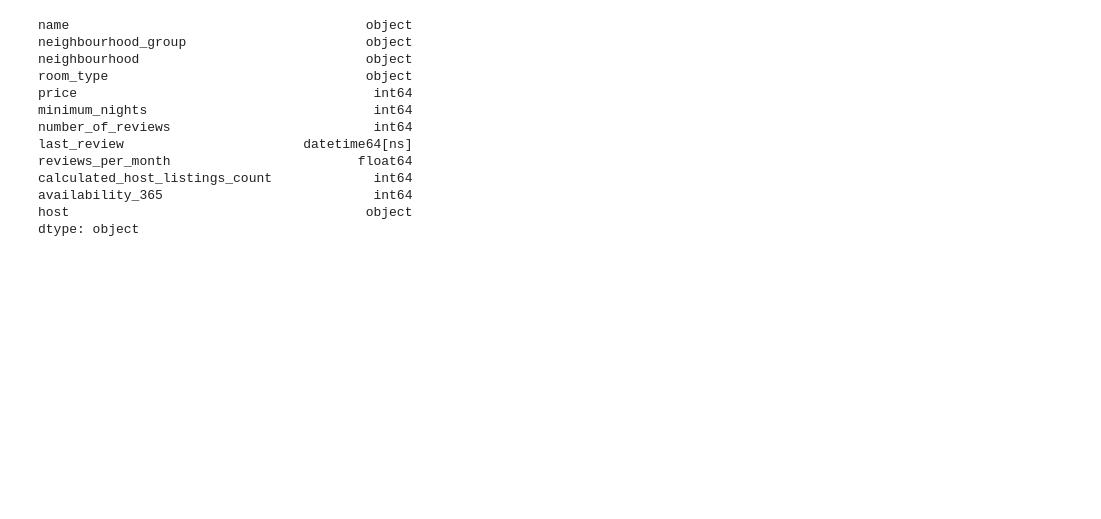
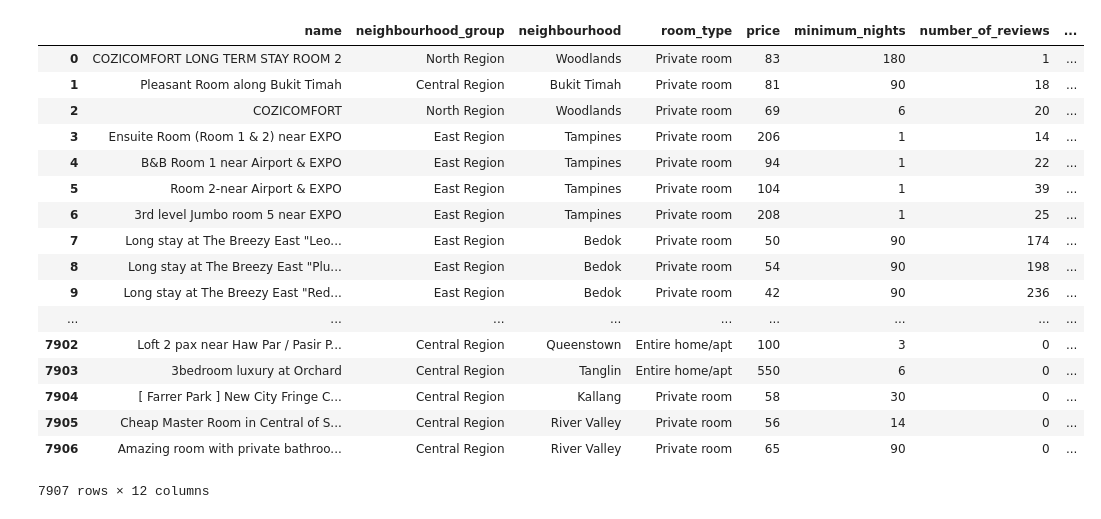
Before and after one commit to NathanHergenreter/SingaporeAirbnb, a Jupyter notebook: python/clean_writer.ipynb, the cells around one changed output. Saved outputs shown, nothing was run; the diff lists cells and outputs as text; code cells hidden in the pictures; blank space fills up the shorter version.

```diff
--- a/python/clean_writer.ipynb
+++ b/python/clean_writer.ipynb
@@ -4,21 +4,26 @@ import datetime as dt
 # %%
 airbnb = pd.read_csv('singapore Airbnb.csv')
 airbnb1 = airbnb.dropna(how = 'all')
 airbnb2 = airbnb1.drop(['id', 'host_id', 'host_name', 'latitude', 'longitude'], axis = 1)
 airbnb2['host'] = airbnb1.host_id.map(str) + ': ' + airbnb1.host_name
 airbnb2['last_review'] = pd.to_datetime(airbnb2['last_review'])
-airbnb2.dtypes
+airbnb2
 # %% [output]
+|  | name | neighbourhood_group | neighbourhood | room_type | price | minimum_nights | number_of_reviews | ... |
+| 0 | COZICOMFORT LONG TERM STAY ROOM 2 | North Region | Woodlands | Private room | 83 | 180 | 1 | ... |
+| 1 | Pleasant Room along Bukit Timah | Central Region | Bukit Timah | Private room | 81 | 90 | 18 | ... |
+| 2 | COZICOMFORT | North Region | Woodlands | Private room | 69 | 6 | 20 | ... |
+| 3 | Ensuite Room (Room 1 & 2) near EXPO | East Region | Tampines | Private room | 206 | 1 | 14 | ... |
+| 4 | B&B Room 1 near Airport & EXPO | East Region | Tampines | Private room | 94 | 1 | 22 | ... |
+| 5 | Room 2-near Airport & EXPO | East Region | Tampines | Private room | 104 | 1 | 39 | ... |
+| 6 | 3rd level Jumbo room 5 near EXPO | East Region | Tampines | Private room | 208 | 1 | 25 | ... |
+| 7 | Long stay at The Breezy East "Leo... | East Region | Bedok | Private room | 50 | 90 | 174 | ... |
+| 8 | Long stay at The Breezy East "Plu... | East Region | Bedok | Private room | 54 | 90 | 198 | ... |
+| 9 | Long stay at The Breezy East "Red... | East Region | Bedok | Private room | 42 | 90 | 236 | ... |
+| ... | ... | ... | ... | ... | ... | ... | ... | ... |
+| 7902 | Loft 2 pax near Haw Par / Pasir P... | Central Region | Queenstown | Entire home/apt | 100 | 3 | 0 | ... |
+| 7903 | 3bedroom luxury at Orchard | Central Region | Tanglin | Entire home/apt | 550 | 6 | 0 | ... |
+| 7904 | [ Farrer Park ] New City Fringe C... | Central Region | Kallang | Private room | 58 | 30 | 0 | ... |
+| 7905 | Cheap Master Room in Central of S... | Central Region | River Valley | Private room | 56 | 14 | 0 | ... |
+| 7906 | Amazing room with private bathroo... | Central Region | River Valley | Private room | 65 | 90 | 0 | ... |
-name                                      object
-neighbourhood_group                       object
-neighbourhood                             object
-room_type                                 object
-price                                      int64
-minimum_nights                             int64
-number_of_reviews                          int64
-last_review                       datetime64[ns]
-reviews_per_month                        float64
-calculated_host_listings_count             int64
-availability_365                           int64
-host                                      object
-dtype: object
+7907 rows × 12 columns
```
Also changed, not shown: parts of 1 cell of this notebook, 1 other file.
